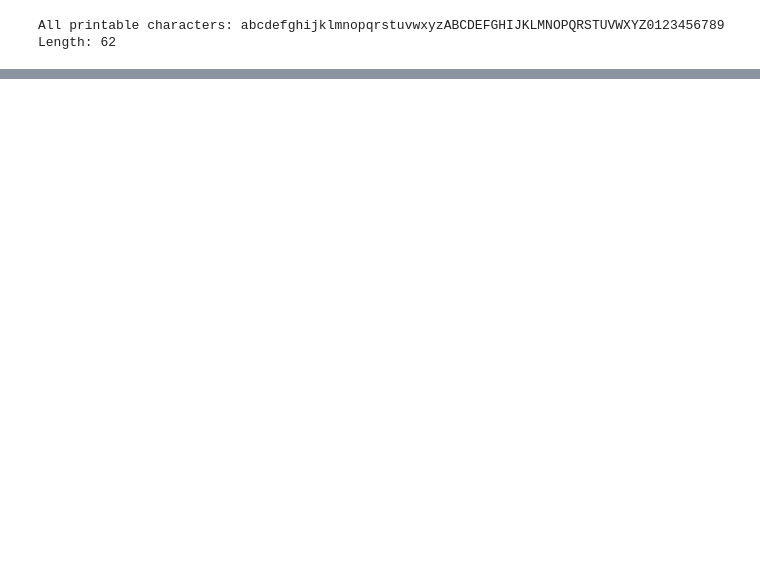
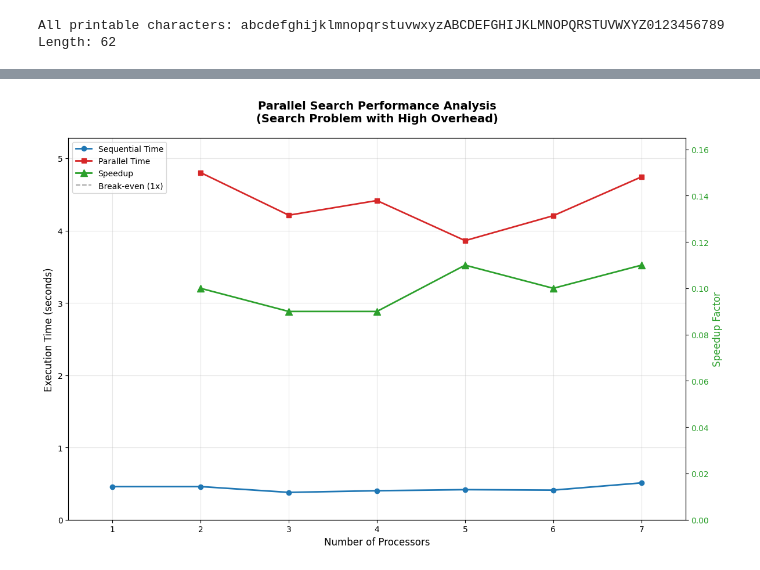
Before and after one commit to ReverendBayes95/Exercise1, a Jupyter notebook: Exercise_1.ipynb, the cells around one changed output, grey strips where cells are left out. Cells and saved outputs as stored; diff of their text form; code cells hidden in the pictures; blank space fills up the shorter version.

```diff
--- a/Exercise_1.ipynb
+++ b/Exercise_1.ipynb
@@ -163,0 +145,79 @@ BrokenProcessPool: A process in the process pool was terminated abruptly while t
+# %%
+import matplotlib.pyplot as plt
+import numpy as np
+
+# Your data
+processor = [1, 2, 3, 4, 5, 6, 7]
+sequential_time = [0.459240, 0.459240, 0.379019, 0.401880, 0.416549, 0.410163, 0.510367]
+parallel_time = [None, 4.802532, 4.212857, 4.415513, 3.861089, 4.205856, 4.742988]
+speedup = [None, 0.10, 0.09, 0.09, 0.11, 0.10, 0.11]
+
+# Filter out None values for parallel processing (skip single processor)
+processors_parallel = processor[1:]  # Skip first element (1 processor)
+parallel_time_clean = parallel_time[1:]  # Skip None
+speedup_clean = speedup[1:]  # Skip None
+
+# Create figure with two y-axes
+fig, ax1 = plt.subplots(figsize=(12, 8))
+
+# Plot times on left y-axis
+color1 = 'tab:blue'
+color2 = 'tab:red'
+ax1.set_xlabel('Number of Processors', fontsize=12)
+ax1.set_ylabel('Execution Time (seconds)', color='black', fontsize=12)
+
+# Plot sequential time (constant across all processors)
+line1 = ax1.plot(processor, sequential_time, 'o-', color=color1, linewidth=2,
+                markersize=6, label='Sequential Time')
+
+# Plot parallel time (starting from 2 processors)
+line2 = ax1.plot(processors_parallel, parallel_time_clean, 's-', color=color2,
+                linewidth=2, markersize=6, label='Parallel Time')
+
+ax1.tick_params(axis='y', labelcolor='black')
+ax1.grid(True, alpha=0.3)
+
+# Create second y-axis for speedup
+ax2 = ax1.twinx()
+color3 = 'tab:green'
+ax2.set_ylabel('Speedup Factor', color=color3, fontsize=12)
+
+# Plot speedup
+line3 = ax2.plot(processors_parallel, speedup_clean, '^-', color=color3,
+                linewidth=2, markersize=8, label='Speedup')
+
+ax2.tick_params(axis='y', labelcolor=color3)
+
+# Add horizontal line at speedup = 1 (break-even point)
+ax2.axhline(y=1, color='gray', linestyle='--', alpha=0.7, label='Break-even (1x)')
+
+# Combine legends from both axes
+lines1, labels1 = ax1.get_legend_handles_labels()
+lines2, labels2 = ax2.get_legend_handles_labels()
+ax1.legend(lines1 + lines2, labels1 + labels2, loc='upper left', fontsize=10)
+
+# Set title and improve layout
+plt.title('Parallel Search Performance Analysis\n(Search Problem with High Overhead)',
+          fontsize=14, fontweight='bold', pad=20)
+
+# Set x-axis to show all processor counts
+ax1.set_xticks(processor)
+ax1.set_xlim(0.5, 7.5)
+
+# Improve y-axis limits
+ax1.set_ylim(0, max(max(sequential_time), max(parallel_time_clean)) * 1.1)
+ax2.set_ylim(0, max(speedup_clean) * 1.5)
+
+plt.tight_layout()
+plt.show()
+
+# Print analysis
+print("Performance Analysis Summary:")
+print("=" * 40)
+print(f"Average sequential time: {np.mean(sequential_time):.3f}s")
+print(f"Average parallel time: {np.mean(parallel_time_clean):.3f}s")
+print(f"Average speedup: {np.mean(speedup_clean):.3f}x")
+print(f"Parallel is {np.mean(parallel_time_clean)/np.mean(sequential_time):.1f}x SLOWER")
+print(f"Overhead dominates by factor of {1/np.mean(speedup_clean):.0f}")
+# %% [output]
+[figure, added]
```
Also changed, not shown: parts of 9 cells of this notebook.
